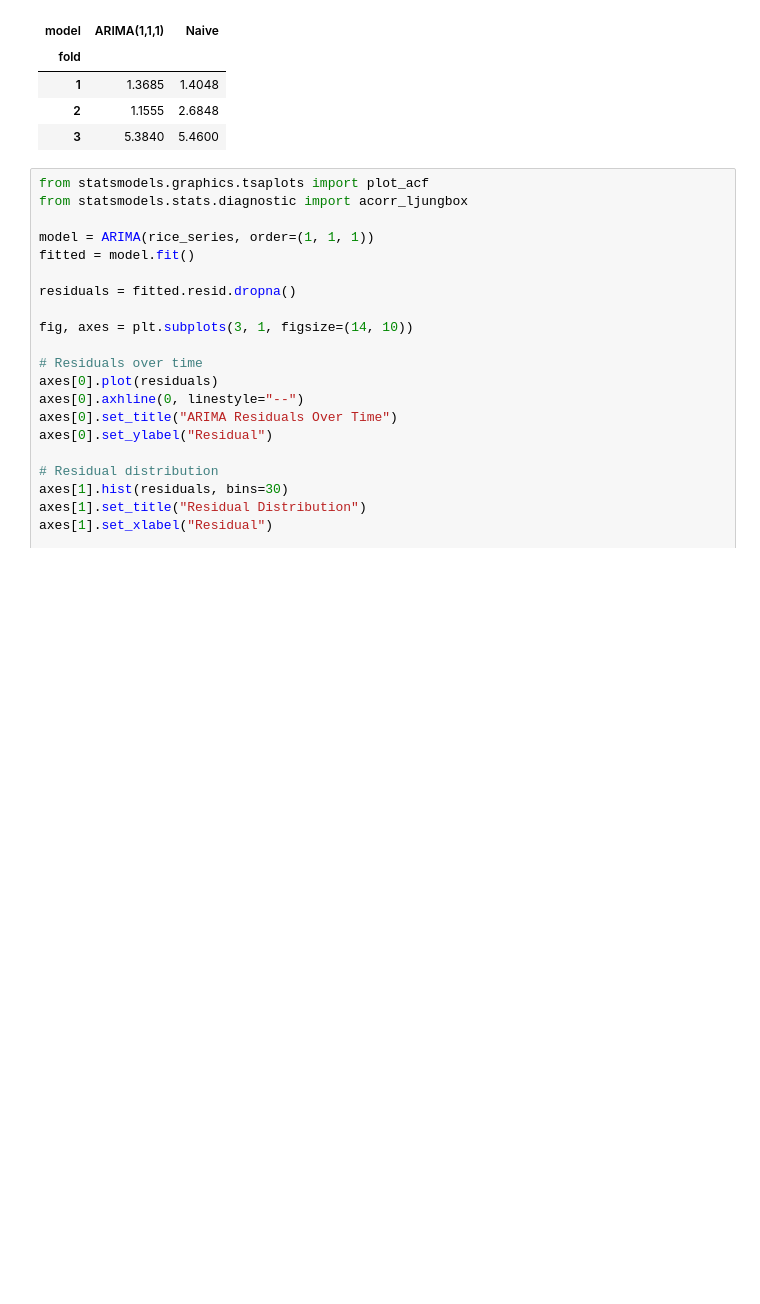
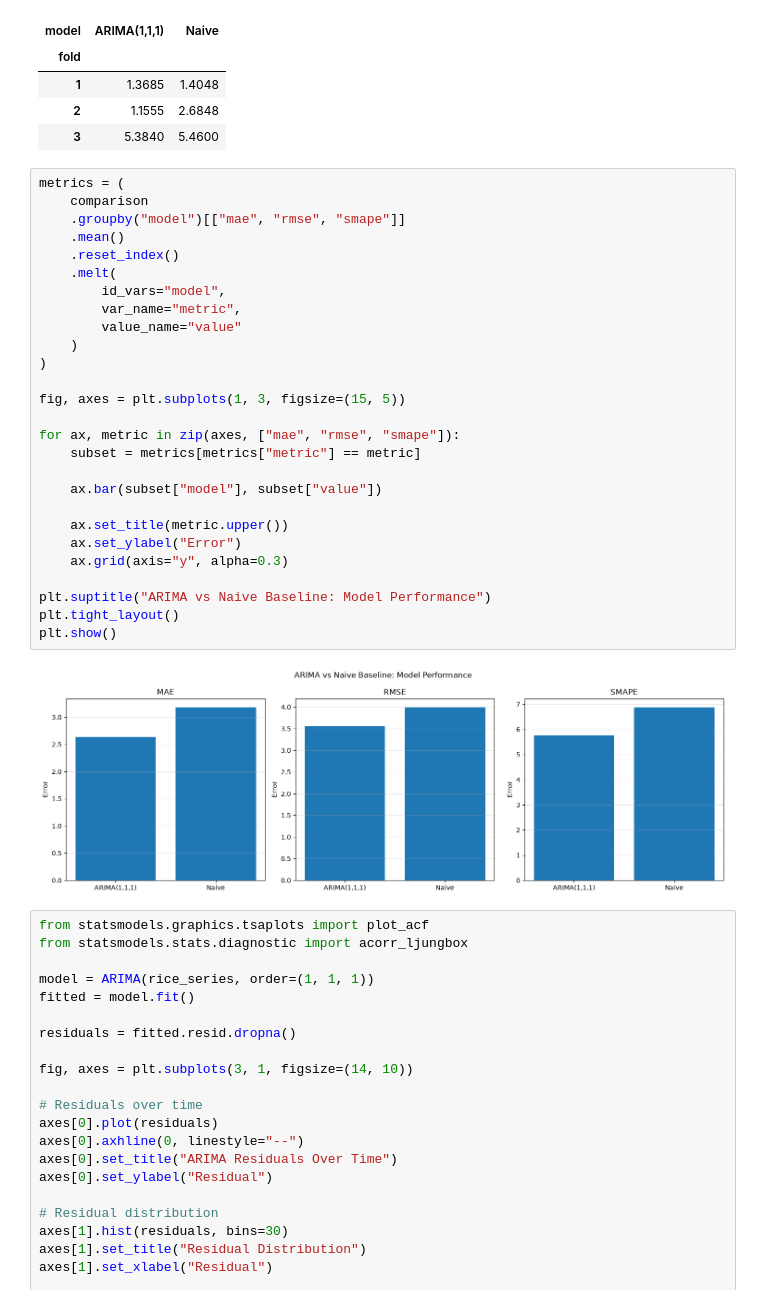
Before and after one commit to migwell-dev/presyo-ph, a Jupyter notebook: notebooks/07_time_series_diagnostics.ipynb, the cells around one changed output. Cells and saved outputs as stored; diff of their text form; blank space fills up the shorter version.

```diff
--- a/notebooks/07_time_series_diagnostics.ipynb
+++ b/notebooks/07_time_series_diagnostics.ipynb
@@ -326,6 +311,35 @@ display(
 | 1 | 1.3685 | 1.4048 |
 | 2 | 1.1555 | 2.6848 |
 | 3 | 5.3840 | 5.4600 |
+# %%
+metrics = (
+    comparison
+    .groupby("model")[["mae", "rmse", "smape"]]
+    .mean()
+    .reset_index()
+    .melt(
+        id_vars="model",
+        var_name="metric",
+        value_name="value"
+    )
+)
+
+fig, axes = plt.subplots(1, 3, figsize=(15, 5))
+
+for ax, metric in zip(axes, ["mae", "rmse", "smape"]):
+    subset = metrics[metrics["metric"] == metric]
+
+    ax.bar(subset["model"], subset["value"])
+
+    ax.set_title(metric.upper())
+    ax.set_ylabel("Error")
+    ax.grid(axis="y", alpha=0.3)
+
+plt.suptitle("ARIMA vs Naive Baseline: Model Performance")
+plt.tight_layout()
+plt.show()
+# %% [output]
+[figure, added]
 # %%
 from statsmodels.graphics.tsaplots import plot_acf
 from statsmodels.stats.diagnostic import acorr_ljungbox
```
Also changed, not shown: parts of 1 cell of this notebook, 8 other files.
